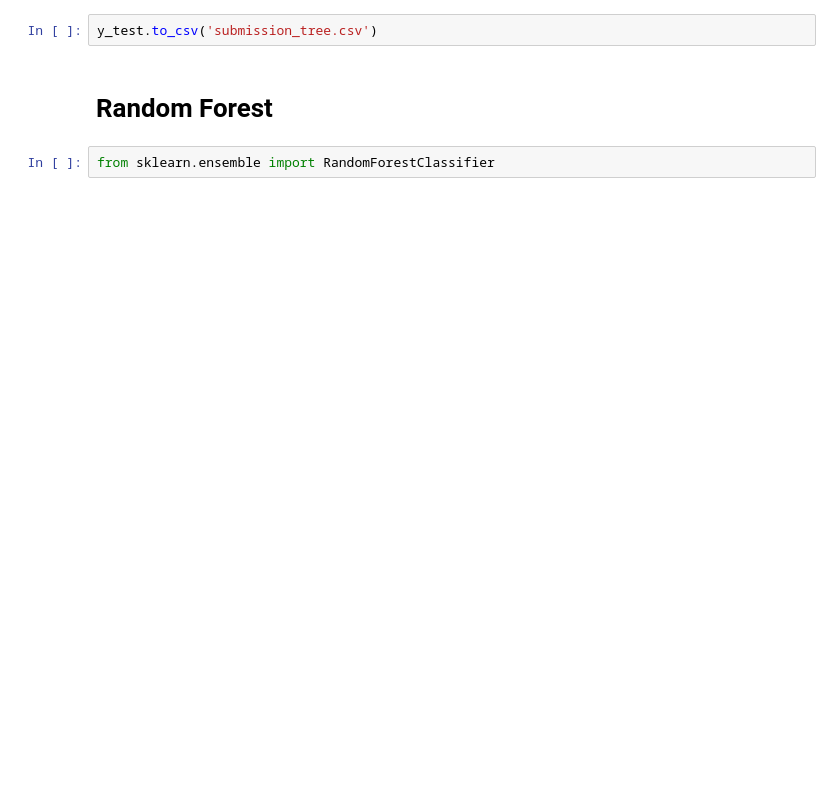
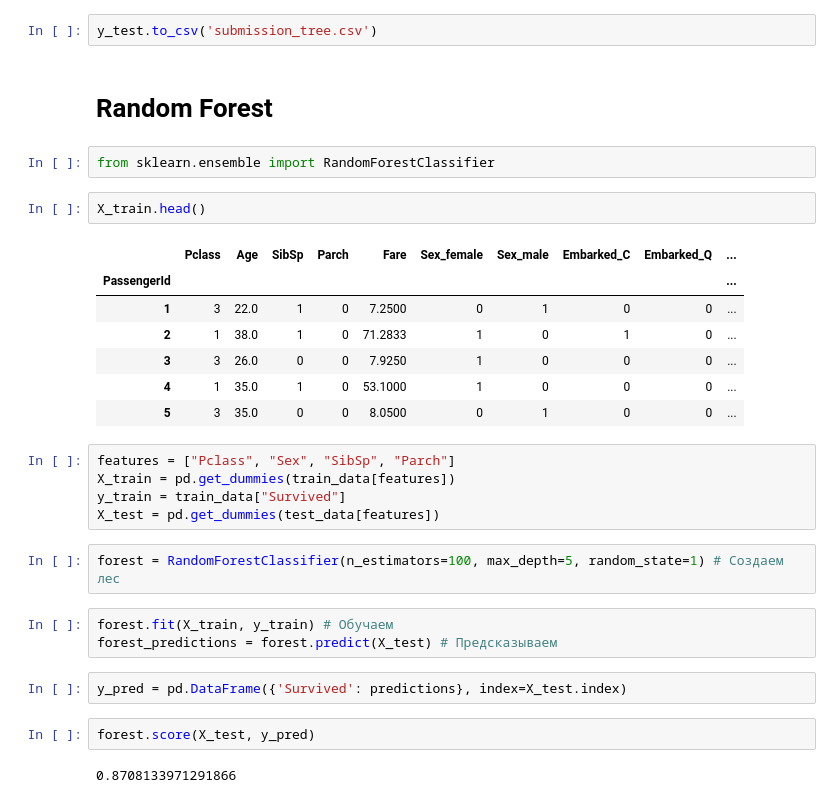
Before and after one commit to MegaH8/Random-Forest, a Jupyter notebook: titanic.ipynb, the cells around one changed output. Drawn from its saved outputs; the diff is of its cells as text; blank space fills up the shorter version.

```diff
--- a/titanic.ipynb
+++ b/titanic.ipynb
@@ -172,3 +173,29 @@ y_test.to_csv('submission_tree.csv')
 # Random Forest
 # %%
 from sklearn.ensemble import RandomForestClassifier
+# %%
+X_train.head()
+# %% [output]
+|  | Pclass | Age | SibSp | Parch | Fare | Sex_female | Sex_male | Embarked_C | Embarked_Q | ... |
+| PassengerId |  |  |  |  |  |  |  |  |  | ... |
+| 1 | 3 | 22.0 | 1 | 0 | 7.2500 | 0 | 1 | 0 | 0 | ... |
+| 2 | 1 | 38.0 | 1 | 0 | 71.2833 | 1 | 0 | 1 | 0 | ... |
+| 3 | 3 | 26.0 | 0 | 0 | 7.9250 | 1 | 0 | 0 | 0 | ... |
+| 4 | 1 | 35.0 | 1 | 0 | 53.1000 | 1 | 0 | 0 | 0 | ... |
+| 5 | 3 | 35.0 | 0 | 0 | 8.0500 | 0 | 1 | 0 | 0 | ... |
+# %%
+features = ["Pclass", "Sex", "SibSp", "Parch"]
+X_train = pd.get_dummies(train_data[features])
+y_train = train_data["Survived"]
+X_test = pd.get_dummies(test_data[features])
+# %%
+forest = RandomForestClassifier(n_estimators=100, max_depth=5, random_state=1) # Создаем лес
+# %%
+forest.fit(X_train, y_train) # Обучаем
+forest_predictions = forest.predict(X_test) # Предсказываем
+# %%
+y_pred = pd.DataFrame({'Survived': predictions}, index=X_test.index)
+# %%
+forest.score(X_test, y_pred)
+# %% [output]
+0.8708133971291866
```
Also changed, not shown: parts of 4 cells of this notebook.
